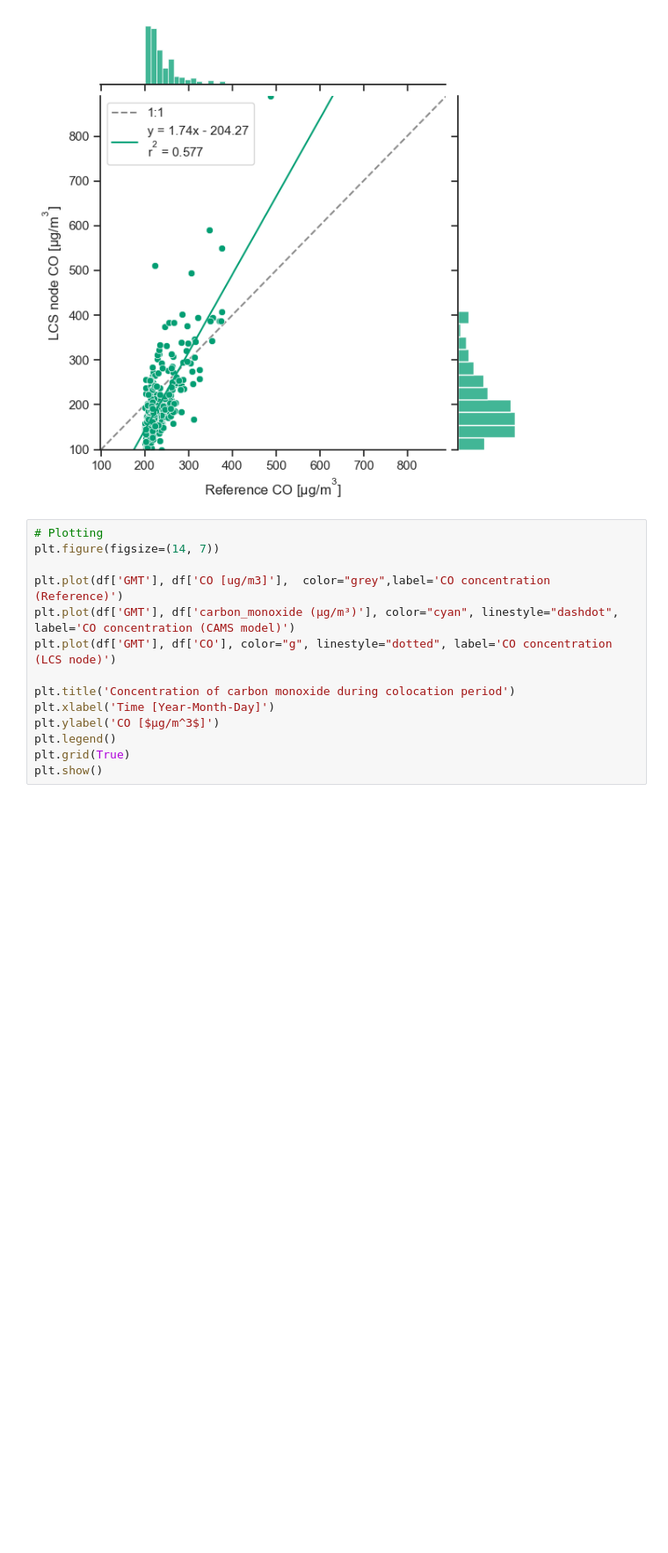
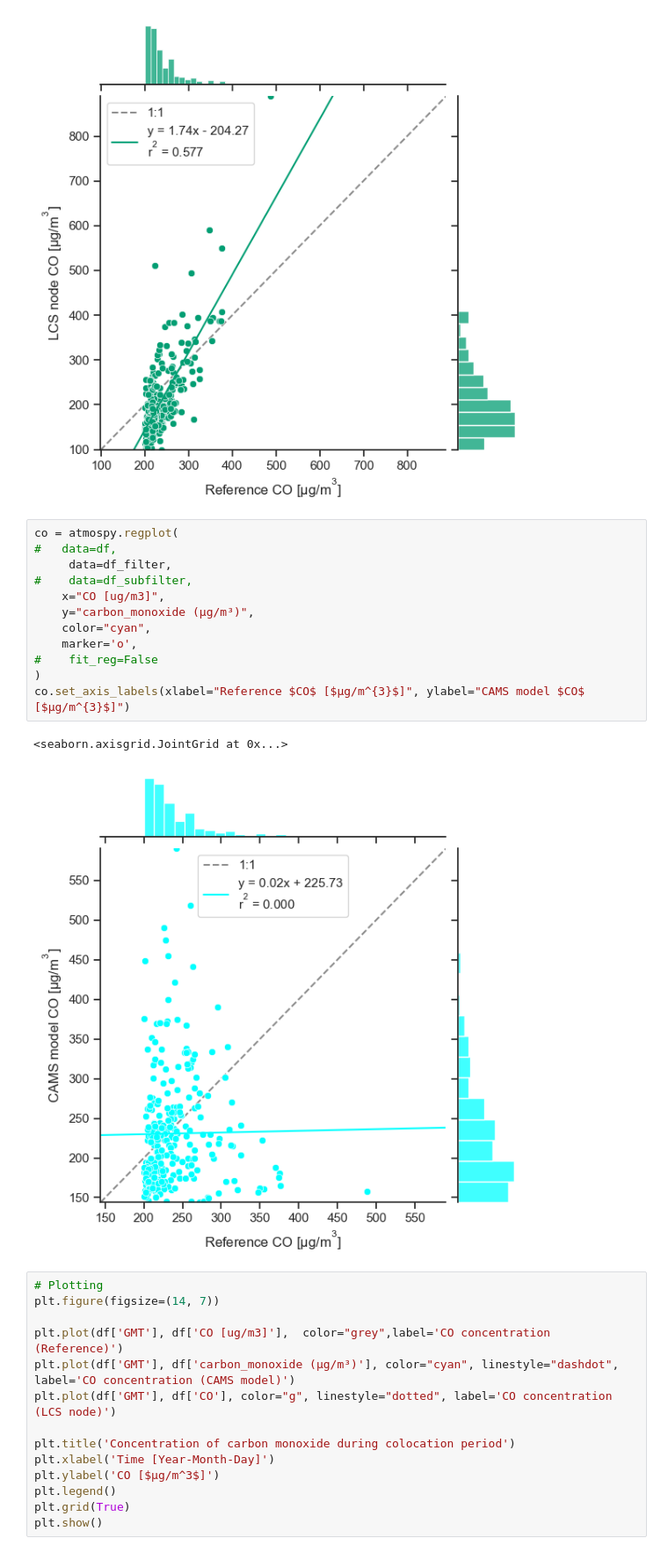
Before and after one commit to vn-hub/koloka, a Jupyter notebook: Eval3_summer.ipynb, the cells around one changed output. Shown at 88% size. Saved outputs shown, nothing was run; the diff lists cells and outputs as text; blank space fills up the shorter version.

```diff
--- a/Eval3_summer.ipynb
+++ b/Eval3_summer.ipynb
@@ -341,6 +341,21 @@ co.set_axis_labels(xlabel="Reference $CO$ [$µg/m^{3}$]", ylabel="LCS node $CO$
 # %% [output]
 <seaborn.axisgrid.JointGrid at 0x...>
 [figure]
+# %%
+co = atmospy.regplot(
+#   data=df,
+     data=df_filter,
+#    data=df_subfilter,
+    x="CO [ug/m3]",
+    y="carbon_monoxide (μg/m³)",
+    color="cyan",
+    marker='o',
+#    fit_reg=False
+)
+co.set_axis_labels(xlabel="Reference $CO$ [$µg/m^{3}$]", ylabel="CAMS model $CO$ [$µg/m^{3}$]")
+# %% [output]
+<seaborn.axisgrid.JointGrid at 0x...>
+[figure, added]
 # %%
 # Plotting
 plt.figure(figsize=(14, 7))
```
Also changed, not shown: parts of 3 cells of this notebook, 1 other file.
